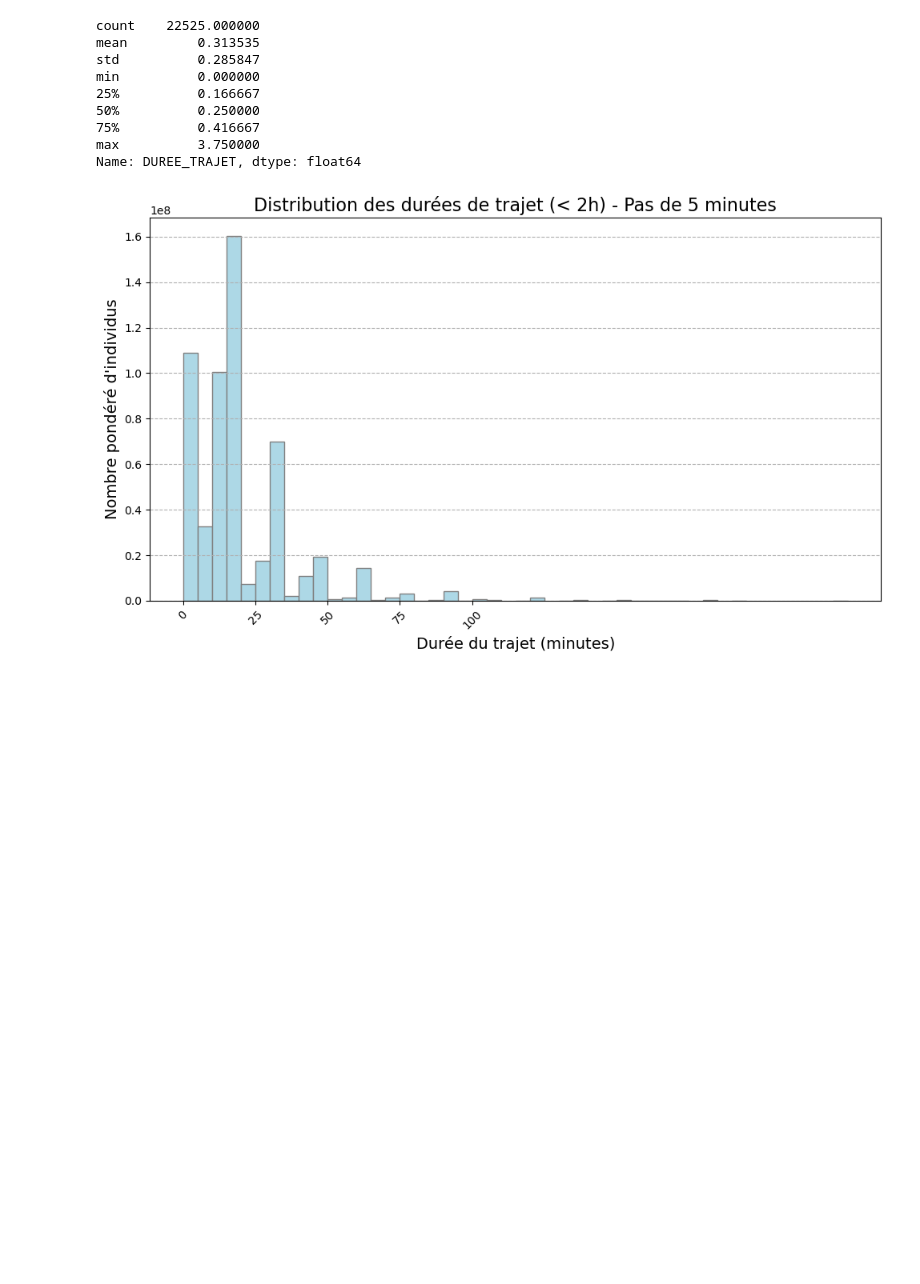
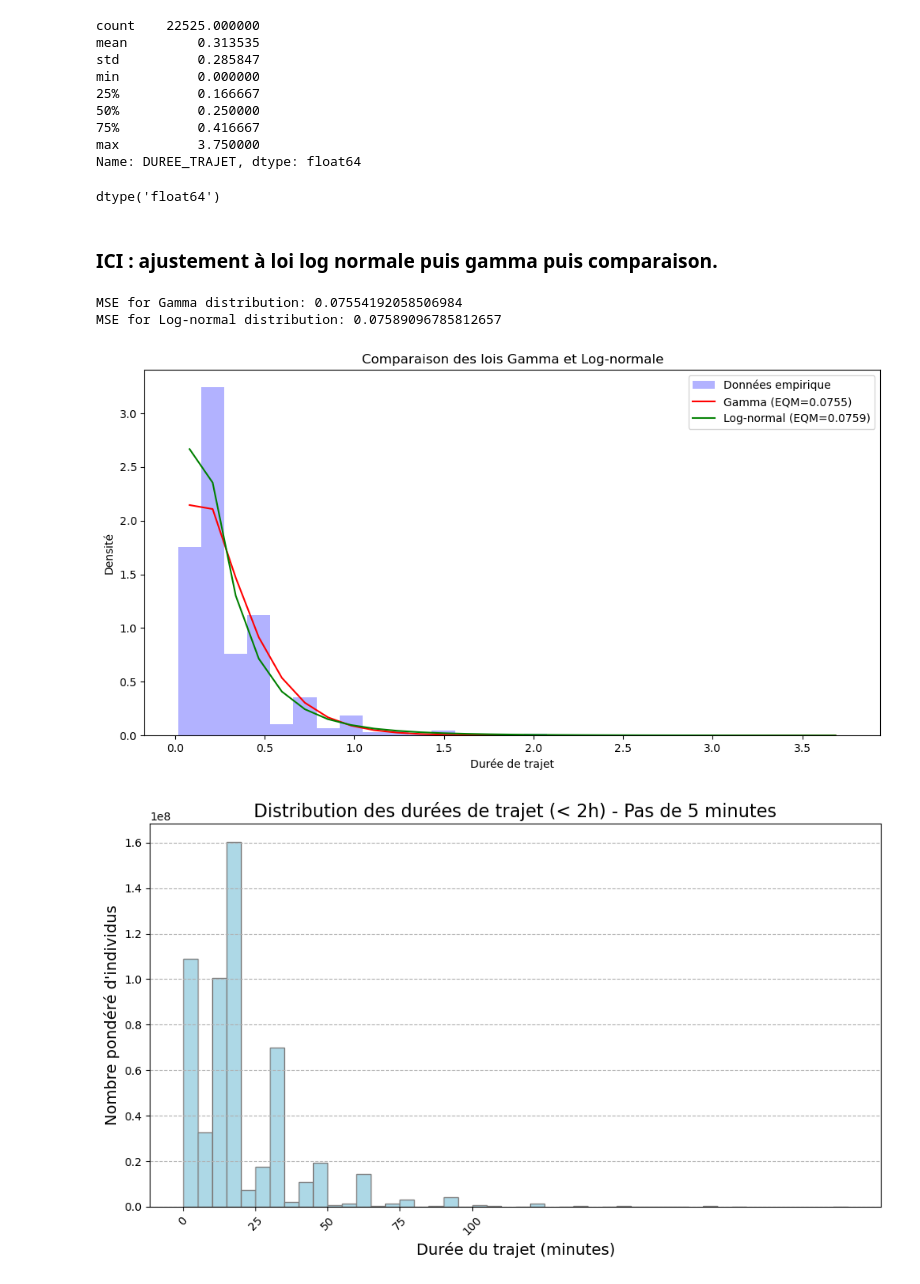
Before and after one commit to kilianguillon/Projet_statapp, a Jupyter notebook: duree_trajets.ipynb, the cells around one changed output. Drawn from its saved outputs; the diff is of its cells as text; code cells hidden in the pictures; blank space fills up the shorter version.

```diff
--- a/duree_trajets.ipynb
+++ b/duree_trajets.ipynb
@@ -65,6 +65,66 @@ min          0.000000
 75%          0.416667
 max          3.750000
 Name: DUREE_TRAJET, dtype: float64
+# %%
+duree_trajet = data['DUREE_TRAJET']
+# %%
+duree_trajet = duree_trajet[duree_trajet>0]
+# %%
+duree_trajet.dtype
+# %% [output]
+dtype('float64')
+# %% [markdown]
+### ICI : ajustement à loi log normale puis gamma puis comparaison.
+# %%
+import numpy as np
+import pandas as pd
+from scipy import stats
+import matplotlib.pyplot as plt
+
+# Supposons que duree_trajet est votre série de données
+# duree_trajet = pd.Series(...)
+
+# Filtrer les données pour exclure les valeurs non positives
+duree_trajet = duree_trajet[duree_trajet > 0]
+
+# Ajustement d'une loi gamma
+params_gamma = stats.gamma.fit(duree_trajet, floc=0)  # Fixer la localisation à 0 pour la loi gamma
+alpha, loc, beta = params_gamma
+
+# Ajustement d'une loi log-normale
+params_lognorm = stats.lognorm.fit(duree_trajet, floc=0)  # Fixer la localisation à 0 pour la loi log-normale
+sigma, loc, scale = params_lognorm
+
+# Définir les bins pour l'histogramme basé sur les données
+bins = np.linspace(duree_trajet.min(), duree_trajet.max(), 30)
+hist, bin_edges = np.histogram(duree_trajet, bins=bins, density=True)
+bin_centers = (bin_edges[:-1] + bin_edges[1:]) / 2
+
+# Calcul des densités prévues par chaque modèle
+pdf_gamma = stats.gamma.pdf(bin_centers, alpha, loc=loc, scale=beta)
+pdf_lognorm = stats.lognorm.pdf(bin_centers, sigma, loc=loc, scale=scale)
+
+# Calcul de l'erreur quadratique moyenne (MSE) pour chaque distribution
+mse_gamma = np.mean((hist - pdf_gamma)**2)
+mse_lognorm = np.mean((hist - pdf_lognorm)**2)
+
+# Afficher les résultats et les graphiques pour comparaison
+print("MSE for Gamma distribution:", mse_gamma)
+print("MSE for Log-normal distribution:", mse_lognorm)
+
+plt.figure(figsize=(12, 6))
+plt.hist(duree_trajet, bins=bins, alpha=0.3, color='blue', density=True, label='Données empirique')
+plt.plot(bin_centers, pdf_gamma, 'r-', label=f'Gamma (EQM={mse_gamma:.4f})')
+plt.plot(bin_centers, pdf_lognorm, 'g-', label=f'Log-normal (EQM={mse_lognorm:.4f})')
+plt.xlabel('Durée de trajet')
+plt.ylabel('Densité')
+plt.legend()
+plt.title('Comparaison des lois Gamma et Log-normale')
+plt.show()
+# %% [output]
+MSE for Gamma distribution: 0.07554192058506984
+MSE for Log-normal distribution: 0.07589096785812657
+[figure, added]
 # %%
 
 # Fonction pour créer et afficher les graphiques
```
